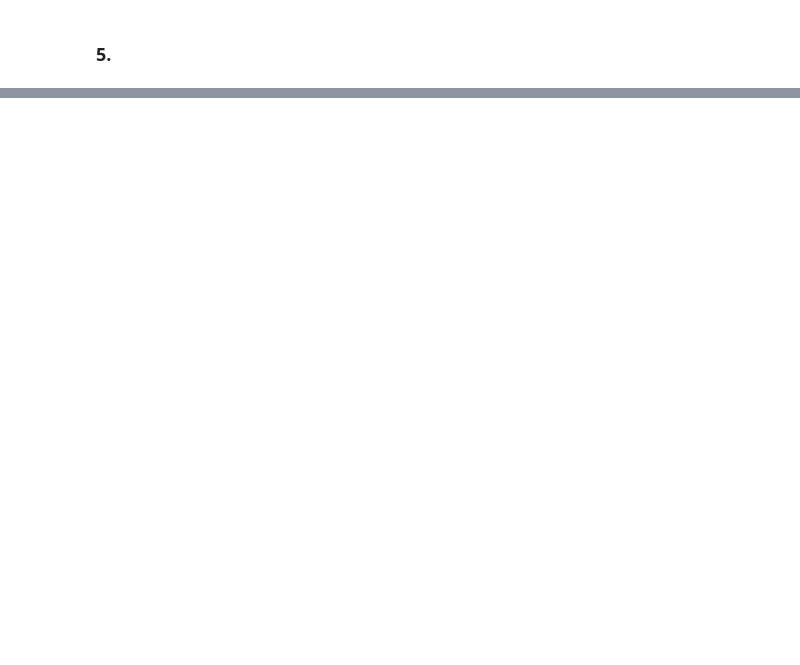
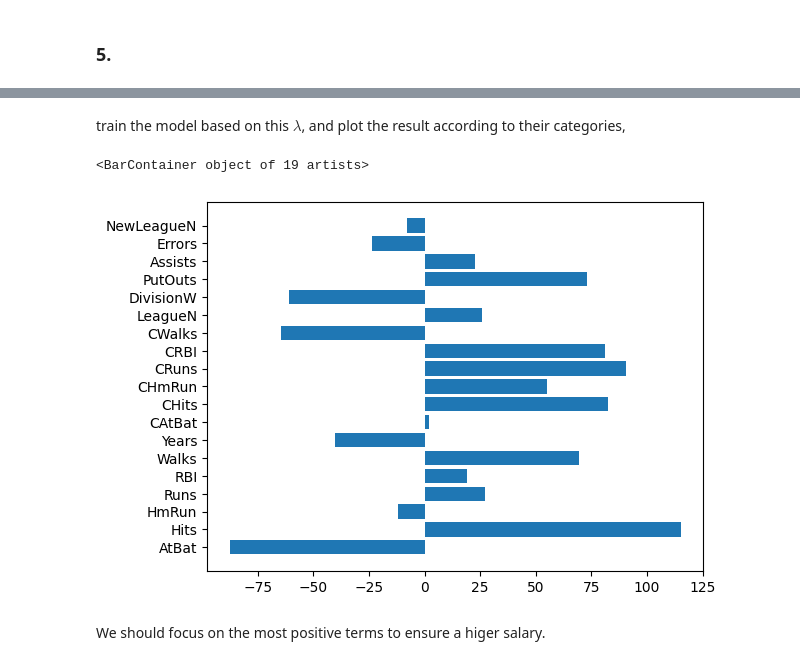
Before and after one commit to Jonas-Zhang97/TUM-MLO, a Jupyter notebook: MLO/HW3/HW3.ipynb, the cells around one changed output, grey strips where cells are left out. Cells and saved outputs as stored; diff of their text form; code cells hidden in the pictures; blank space fills up the shorter version.

```diff
--- a/MLO/HW3/HW3.ipynb
+++ b/MLO/HW3/HW3.ipynb
@@ -248,0 +226,14 @@ KFCV.folds_gen()
+# %% [markdown]
+train the model based on this $\lambda$, and plot the result according to their categories,
+# %%
+theta_rr_star = solveRidgeRegression(X, y, lam_star)
+theta_rr_star = np.delete(theta_rr_star, 0, axis=0)
+
+feature_array = np.array(features)
+
+plt.barh(feature_array, theta_rr_star)
+# %% [output]
+<BarContainer object of 19 artists>
+[figure, added]
+# %% [markdown]
+We should focus on the most positive terms to ensure a higer salary.
```
Also changed, not shown: parts of 21 cells of this notebook, 3 other files.
